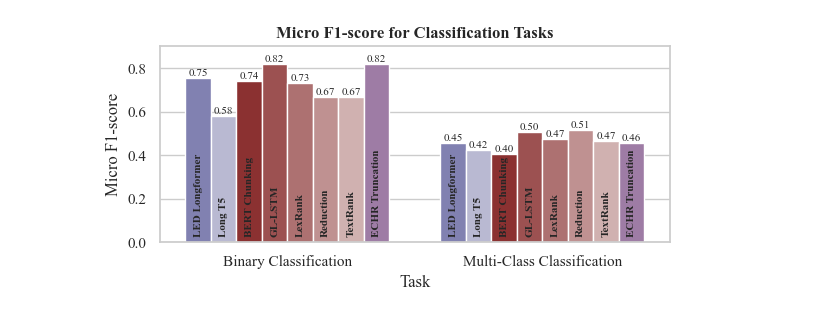
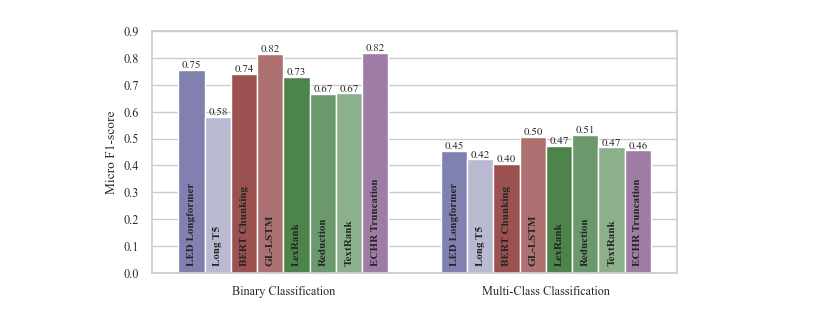
Before and after one commit to rorycreedon/comp0087_assignment, a Jupyter notebook: plots.ipynb, the cells around one changed output. Cells and saved outputs as stored; diff of their text form; code cells hidden in the pictures.

Commit message:
Minor plot changes

```diff
--- a/plots.ipynb
+++ b/plots.ipynb
@@ -6,7 +6,7 @@ import seaborn as sns
 # %%
 # Plotting adjustments
 plt.rcParams["font.family"] = "Times New Roman"
-sns.set_theme(style="whitegrid", font="Times New Roman")
+sns.set_theme(style="whitegrid", font="Times New Roman", font_scale=0.8)
 plt.rcParams['savefig.dpi'] = 300
 plt.rcParams.update({'figure.autolayout': True})
 # %%
@@ -65,51 +65,48 @@ classification_results.sort_values(by=['Model type', 'Summarisation Method', 'Ta
 palette = {
     "Abstractive": sns.light_palette("navy", n_colors=5, reverse=True),
     "Extractive": sns.light_palette("darkred", n_colors=8, reverse=True),
+    "Graph-based": sns.light_palette("darkgreen", n_colors=8, reverse=True),
     "No summarisation": sns.light_palette("#a275ac", n_colors=4, reverse=True),
 }
 
 
 # Create a custom color mapping for the Summarisation Methods
 custom_mapping = {
     "LED Longformer": palette["Abstractive"][2],
     "Long T5": palette["Abstractive"][3],
-    "BERT Chunking": palette["Extractive"][1],
-    "GL-LSTM": palette["Extractive"][2],
-    "LexRank": palette["Extractive"][3],
-    "Reduction": palette["Extractive"][4],
-    "TextRank": palette["Extractive"][5],
+    "BERT Chunking": palette["Extractive"][2],
+    "GL-LSTM": palette["Extractive"][3],
+    "LexRank": palette["Graph-based"][2],
+    "Reduction": palette["Graph-based"][3],
+    "TextRank": palette["Graph-based"][4],
     "ECHR Truncation": palette["No summarisation"][0]
 }
 
 # Map the colors to the Summarisation Method
 classification_results['Color'] = classification_results['Summarisation Method'].map(custom_mapping)
 
 # Use seaborn to create the bar plot
 fig = plt.figure(figsize=(6, 3))
 ax = sns.barplot(x="Task", y="Micro F1-score", hue="Summarisation Method", data=classification_results, palette=classification_results['Color'][classification_results['Task'] == 'Binary Classification'])
-ax.set_title("Micro F1-score for Classification Tasks", fontsize=12, weight="bold")
-#ax.legend(title="Summarisation Method", loc="upper right", ncols=2)
 ax.legend_.remove()
+ax.set_xlabel(None)
 
-# Add Summarisation Method on top of each bar rotated 90 degrees with aligned starting point
-for p, label in zip(ax.patches, classification_results['Summarisation Method']):
+# Add Summarisation methods and scores to the plot
+for p, label, score in zip(ax.patches, classification_results['Summarisation Method'], classification_results['Micro F1-score']):
     ax.annotate(label, (p.get_x() + p.get_width() / 2., 0.025),
                 ha='center', va='bottom', rotation=90, weight = "bold", fontsize = 8,
                 xytext=(0, 0), textcoords='offset points')
-
-# Add the F1-score value on top of each bar
-for p, label in zip(ax.patches, classification_results['Micro F1-score']):
-    ax.annotate('{:.2f}'.format(label), (p.get_x() + p.get_width() / 2., label),
+    ax.annotate('{:.2f}'.format(score), (p.get_x() + p.get_width() / 2., score),
                 ha='center', va='bottom', rotation=0, fontsize = 8,
                 xytext=(0, 0), textcoords='offset points')
 
 # Adjust y limit
 ax.set_ylim(0, 0.9)
 
 fig.tight_layout()
 fig.savefig('plots/classification_results.png', dpi=300, bbox_inches='tight')
 # %% [output]
-[figure, old version]
+[figure, new version]
 # %%
 regression.sort_values(by=['Model type', 'Summarisation Method'], inplace=True)
 regression['Color'] = regression['Summarisation Method'].map(custom_mapping)
```
Also changed, not shown: parts of 1 cell of this notebook, 3 other files.
